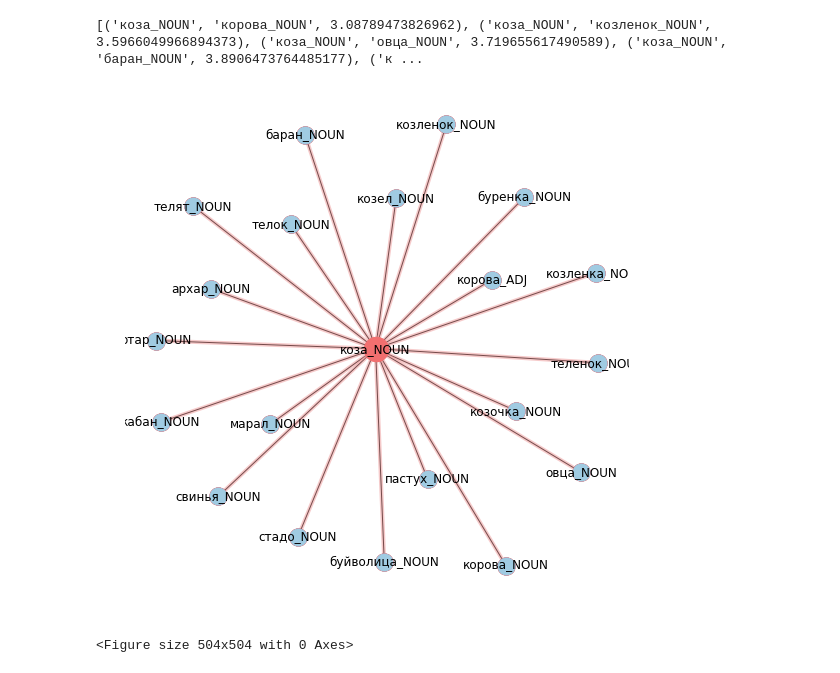
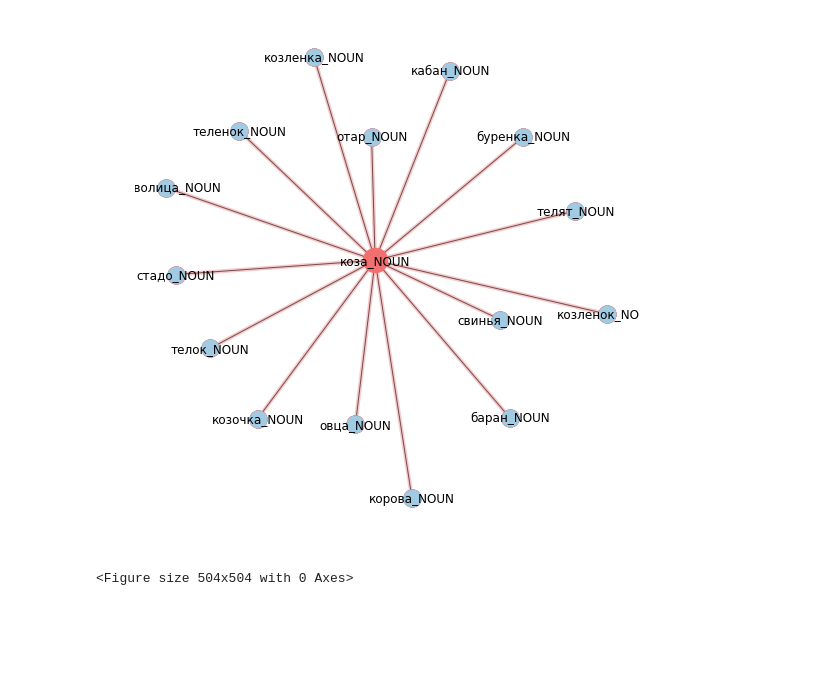
Before and after one commit to tamriq/viz_rusvectores, a Jupyter notebook: Adds and reviews/network_graph.ipynb, the cells around one changed output. Cells and saved outputs as stored; diff of their text form; code cells hidden in the pictures; blank space fills up the shorter version.

Commit message:
static_graph

```diff
--- a/Adds and reviews/network_graph.ipynb
+++ b/Adds and reviews/network_graph.ipynb
@@ -1,14 +9,7 @@
 # %%
-import gensim
-import zipfile
-import wget
-import math
-import networkx as nx
-import matplotlib.pyplot as plt
-
 model_url = 'http://vectors.nlpl.eu/repository/11/180.zip'
 m = wget.download(model_url)
 model_file = model_url.split('/')[-1]
-with zipfile.ZipFile(model_file, 'r') as archive:
+with zipfle.ZipFile(model_file, 'r') as archive:
     stream = archive.open('model.bin')
     model = gensim.models.KeyedVectors.load_word2vec_format(stream, binary=True)
@@ -20,7 +16,6 @@ from pylab import rcParams
 # %%
 rcParams['figure.figsize'] = 7,7
 # %%
-from math import log
 def similar_graph(word, model, n):
     words = []
     nodelist = []
@@ -33,7 +28,7 @@ def similar_graph(word, model, n):
     my_graph = nx.Graph()
     my_graph.add_weighted_edges_from(words)
     #nx.local_reaching_centrality(my_graph, word, weight='weight')
-    pos=nx.spring_layout(my_graph, k=1, scale=5, iterations=100)
+    pos=nx.spring_layout(my_graph, k=1, scale=2, iterations=100)
     nx.draw(my_graph, pos, with_labels = True)
     nx.draw_networkx_nodes(my_graph,pos,
                        nodelist=[word],
@@ -52,8 +47,7 @@ def similar_graph(word, model, n):
     plt.savefig('labels.png')
     return a
 # %%
-similar_graph('коза_NOUN', model, 20)
+similar_graph('коза_NOUN', model, 15)
 # %% [output]
+[figure, new version]
-[('коза_NOUN', 'корова_NOUN', 3.08789473826962), ('коза_NOUN', 'козленок_NOUN', 3.5966049966894373), ('коза_NOUN', 'овца_NOUN', 3.719655617490589), ('коза_NOUN', 'баран_NOUN', 3.8906473764485177), ('к ...
+<Figure size 504x504 with 0 Axes>
-[figure, old version]
-<Figure size 504x504 with 0 Axes>
```
Also changed, not shown: parts of 3 cells of this notebook.
